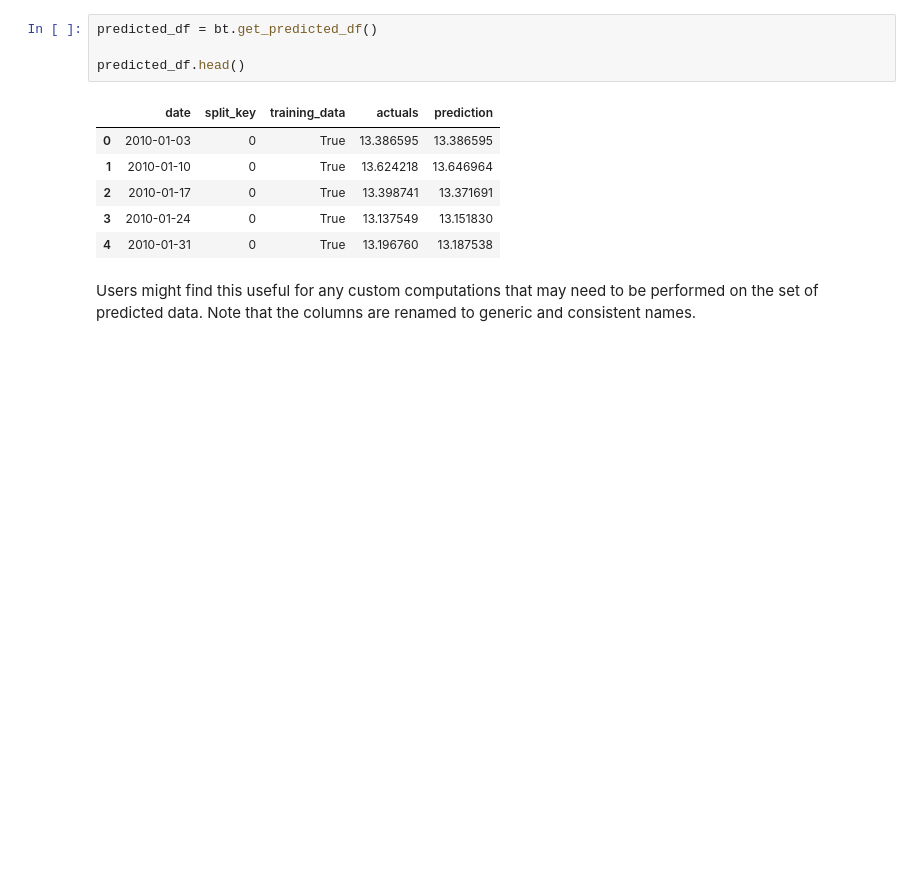
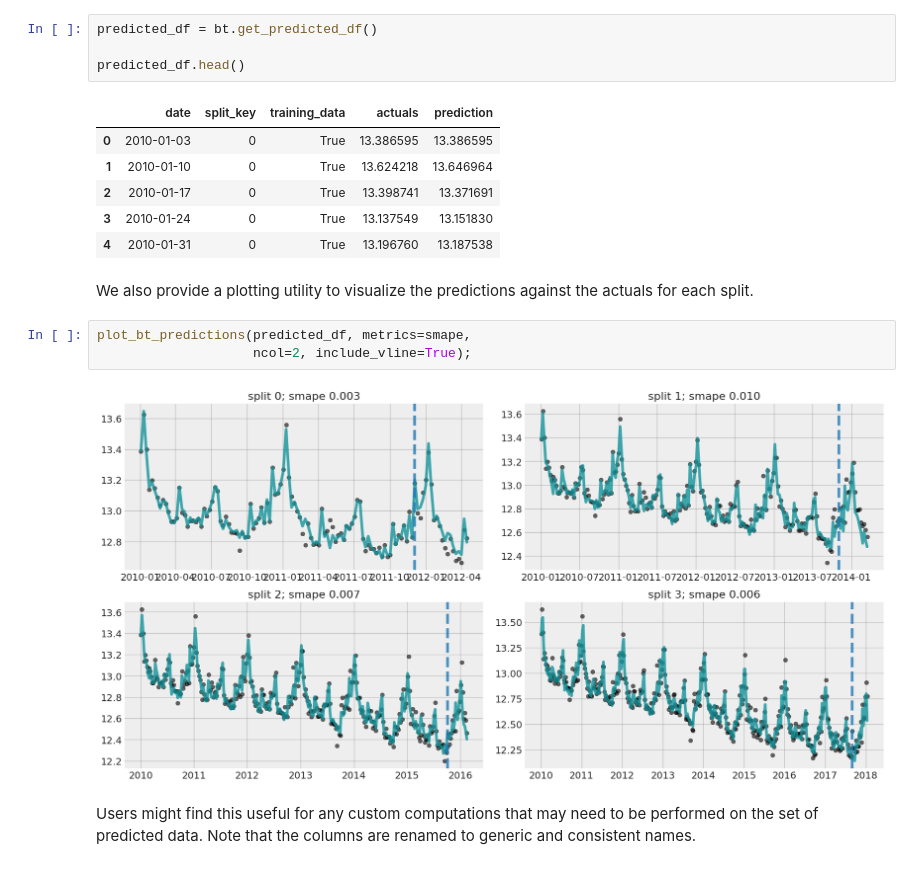
Before and after one commit to uber/orbit, a Jupyter notebook: examples/backtest.ipynb, the cells around one changed output. Drawn from its saved outputs; the diff is of its cells as text; blank space fills up the shorter version.

Commit message:
Feat bt plot (#463)
* backtest prediction plotting

* backtest prediction plotting

* refinement

```diff
--- a/examples/backtest.ipynb
+++ b/examples/backtest.ipynb
@@ -72,6 +77,13 @@ predicted_df.head()
 | 2 | 2010-01-17 | 0 | True | 13.398741 | 13.371691 |
 | 3 | 2010-01-24 | 0 | True | 13.137549 | 13.151830 |
 | 4 | 2010-01-31 | 0 | True | 13.196760 | 13.187538 |
+# %% [markdown]
+We also provide a plotting utility to visualize the predictions against the actuals for each split.
+# %%
+plot_bt_predictions(predicted_df, metrics=smape,
+                    ncol=2, include_vline=True);
+# %% [output]
+[figure, added]
 # %% [markdown]
 Users might find this useful for any custom computations that may need to be performed on the set of predicted data. Note that the columns are renamed to generic and consistent names.
 # %% [markdown]
```
Also changed, not shown: parts of 2 cells of this notebook, 1 other file.
